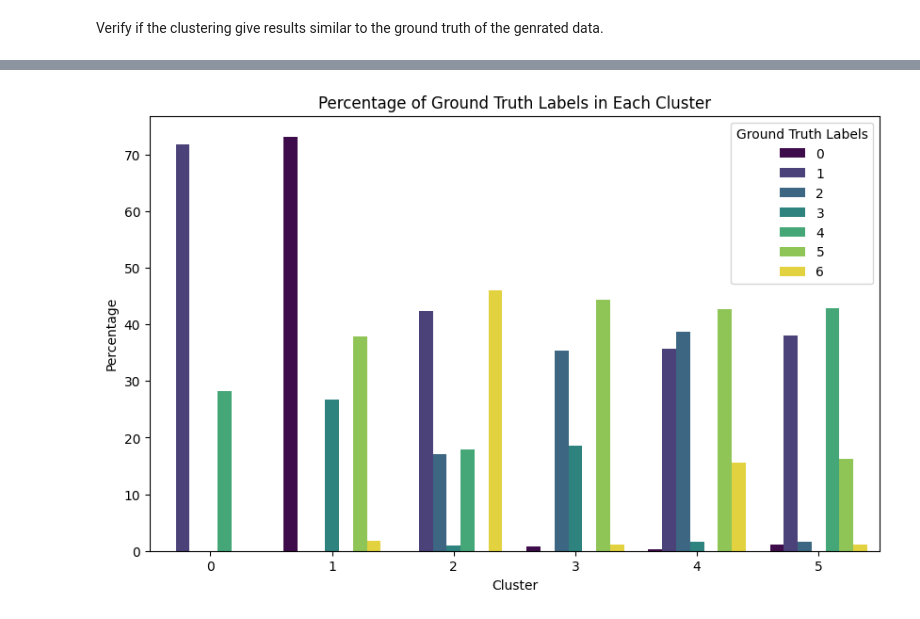
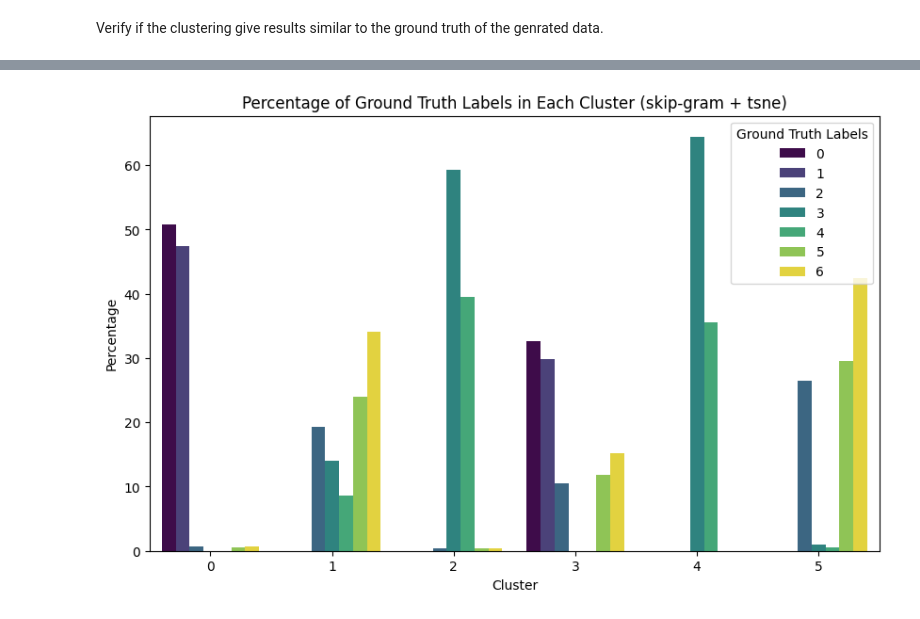
Before and after one commit to Mohsine13-bot/TDA_NAV, a Jupyter notebook: tda.ipynb, the cells around one changed output, grey strips where cells are left out. Cells and saved outputs as stored; diff of their text form; code cells hidden in the pictures.

```diff
--- a/tda.ipynb
+++ b/tda.ipynb
@@ -269,0 +377,8 @@ points_clouds = themes_to_vectors(corpus, themes_vectors)
+# %%
+points_clouds_sg_tsne = themes_to_vectors(corpus, themes_vectors_sg_tsne)
+
+points_clouds_sg_umap = themes_to_vectors(corpus, themes_vectors_sg_umap)
+
+points_clouds_cbow_tsne = themes_to_vectors(corpus, themes_vectors_sg_tsne)
+
+points_clouds_cbow_umap = themes_to_vectors(corpus, themes_vectors_cbow_umap)
@@ -280,4 +397,4 @@ persistence = VietorisRipsPersistence(
     collapse_edges=True,
 )
 
-diagrams= persistence.fit_transform(points_clouds)
+diagrams_sg_tsne= persistence.fit_transform(points_clouds_sg_tsne)
@@ -287,4 +460,4 @@ from gtda.diagrams import PersistenceEntropy
 persistence_entropy = PersistenceEntropy()
 
 # calculate topological feature matrix
-patterns = persistence_entropy.fit_transform(diagrams)
+patterns_sg_tsne = persistence_entropy.fit_transform(diagrams_sg_tsne)
@@ -351,4 +575,4 @@ plt.show()
 # %%
 kmeans = MiniBatchKMeans(n_clusters=6, batch_size=4_000)
 
-labels = kmeans.fit_predict(patterns)
+labels1 = kmeans.fit_predict(patterns_sg_tsne)
@@ -395,34 +633,33 @@ array([4., 4., 3., 3., 3., 3., 4., 3., 3., 3.])
 # %%
 import seaborn as sns
 from sklearn.metrics.cluster import contingency_matrix
 
-def plot_cluster_barplot(cluster_labels, ground_truth_labels):
+def plot_cluster_barplot(cluster_labels, ground_truth_labels, title=""):
 
-    contingency = contingency_matrix(ground_truth_labels, cluster_labels)
+    contingency = contingency_matrix(cluster_labels, ground_truth_labels)
 
 
     percentages = (contingency.T / contingency.sum(axis=1)).T * 100
 
     x_values = np.arange(len(np.unique(cluster_labels)))
 
     percentages_flat = percentages.flatten()
 
     plt.figure(figsize=(10, 6))
     sns.barplot(x=np.repeat(x_values, len(np.unique(ground_truth_labels))),
                 y=percentages_flat, hue=np.tile(np.unique(ground_truth_labels), len(x_values)),
                 palette="viridis", dodge=True)
 
     # Add labels and legend
     plt.xlabel('Cluster')
     plt.ylabel('Percentage')
-    plt.title('Percentage of Ground Truth Labels in Each Cluster')
+    plt.title('Percentage of Ground Truth Labels in Each Cluster '+title)
     plt.legend(title='Ground Truth Labels', loc='upper right')
 
     # Show the plot
     plt.show()
 
-# Example usage:
-# Assuming you have cluster_labels and ground_truth_labels as lists
-plot_cluster_barplot(labels, ground_truth_labels)
+
+plot_cluster_barplot(labels1, ground_truth_labels, "(skip-gram + tsne)")
 # %% [output]
-[figure, old version]
+[figure, new version]
```
Also changed, not shown: parts of 89 cells of this notebook, 1 other file.
